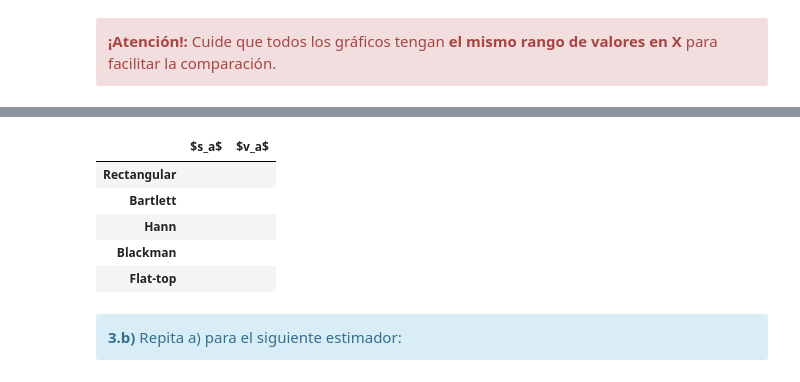
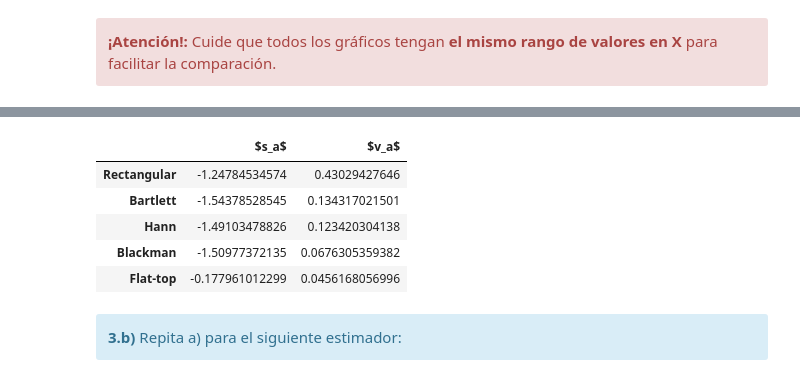
Before and after one commit to LisandroRobles/tp2, a Jupyter notebook: TP2 - Ventanas.ipynb, the cells around one changed output, grey strips where cells are left out. Drawn from its saved outputs; the diff is of its cells as text; code cells hidden in the pictures.

Commit message:
Termine de pasar el ejercicio3. Falta normalizar las ventanas propias. Ademas, el histograma del segundo estimador para la ventana de Bartlett da muy chico

```diff
--- a/TP2 - Ventanas.ipynb
+++ b/TP2 - Ventanas.ipynb
@@ -1656,3 +1673,36 @@ Considere 200 realizaciones para cada experimento requerido en los siguiente inc
+# %%
+#Parametros del muestreo
+N = 1024
+fs = 1024
+
+#Tamaño del montecarlo
+S = 200
+
+#Limites de la distribucion de fr
+l1 = -2
+l2 = 2
+
+#Amplitud
+Ao = 2*np.ones((S,1),dtype = float)
+
+#Fase
+Po = np.zeros((S,1),dtype = float)
+
+#Frecuencia central
+fo = (np.pi/2)
+
+#Fr sera una variable aleatoria de distribucion uniforme entre -2 y 2
+#Genero 200 realizaciones de fr
+fr = np.random.uniform(l1,l2,S).reshape(S,1)
+
+#Genero 200 realizaciones de f1
+f1 = fo + fr*((2*np.pi)/N)
+
+#Enciendo el generador de funciones
+generador = gen.signal_generator(fs,N)
+
+#Genero 200 realizaciones de x
+(t,x) = generador.sinewave(Ao,f1,Po,freq='normalized_frequency')
 # %% [markdown]
 <div class="alert alert-block alert-info">
 <b>3.a)</b> Calcule experimentalmente el sesgo y la varianza del siguiente estimador:
@@ -1693,32 +1834,30 @@ Grafique los histogramas para  $\lvert X^i_w(\Omega_0) \rvert$.
+# %%
+tus_resultados = []
+
+for si,vi in zip(s,v):
+    tus_resultados.append([str(si),str(vi)])
 # %%
 
 #######################################
 # Tu simulación que genere resultados #
 #######################################
 
-tus_resultados = [
-                   ['', ''], # <-- acá debería haber numeritos :)
-                   ['', ''], # <-- acá debería haber numeritos :)
-                   ['', ''], # <-- acá debería haber numeritos :)
-                   ['', ''], # <-- acá debería haber numeritos :)
-                   ['', ''], # <-- acá debería haber numeritos :)
-                 ]
 df = DataFrame(tus_resultados, columns=['$s_a$', '$v_a$'],
                index=[
                         'Rectangular',
                         'Bartlett',
                         'Hann',
                         'Blackman',
                         'Flat-top'
                      ])
 HTML(df.to_html())
 # %% [output]
 |  | $s_a$ | $v_a$ |
-| Rectangular |  |  |
-| Bartlett |  |  |
-| Hann |  |  |
-| Blackman |  |  |
-| Flat-top |  |  |
+| Rectangular | -1.24784534574 | 0.43029427646 |
+| Bartlett | -1.54378528545 | 0.134317021501 |
+| Hann | -1.49103478826 | 0.123420304138 |
+| Blackman | -1.50977372135 | 0.0676305359382 |
+| Flat-top | -0.177961012299 | 0.0456168056996 |
 # %% [markdown]
 <div class="alert alert-block alert-info">
 <b>3.b)</b> Repita a) para el siguiente estimador:
```
Also changed, not shown: parts of 9 cells of this notebook.
